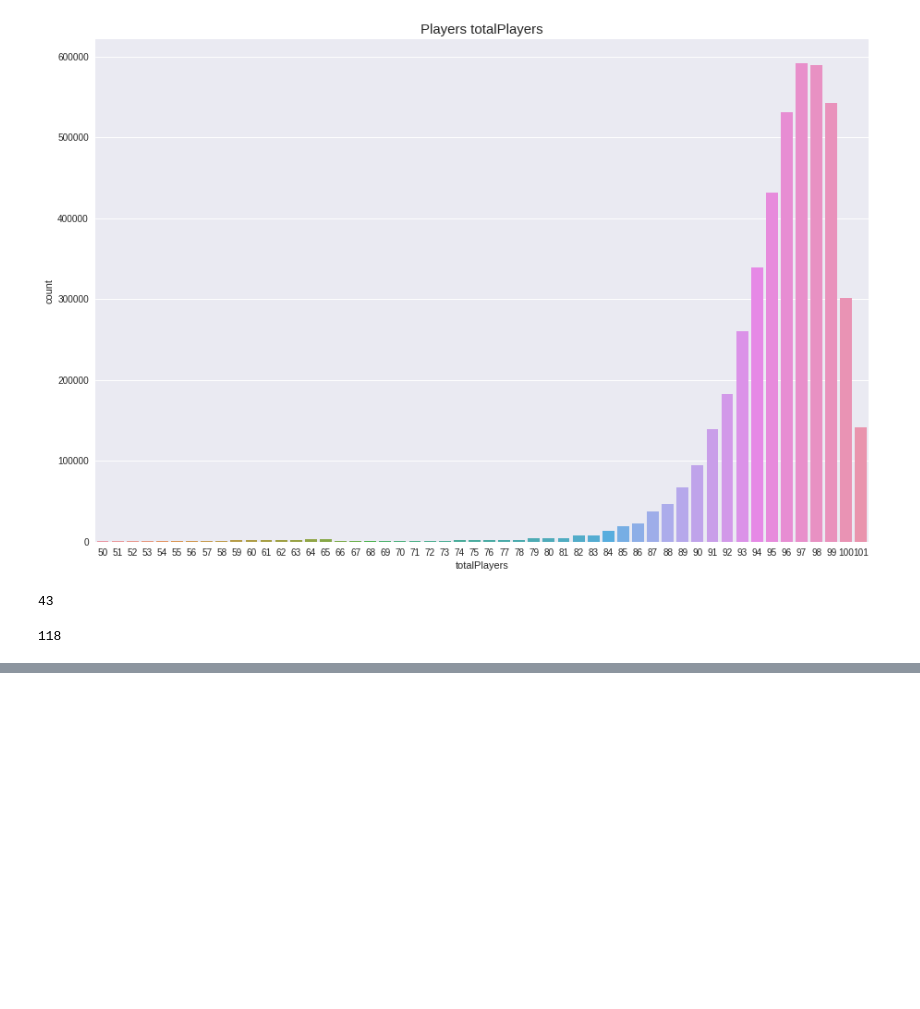
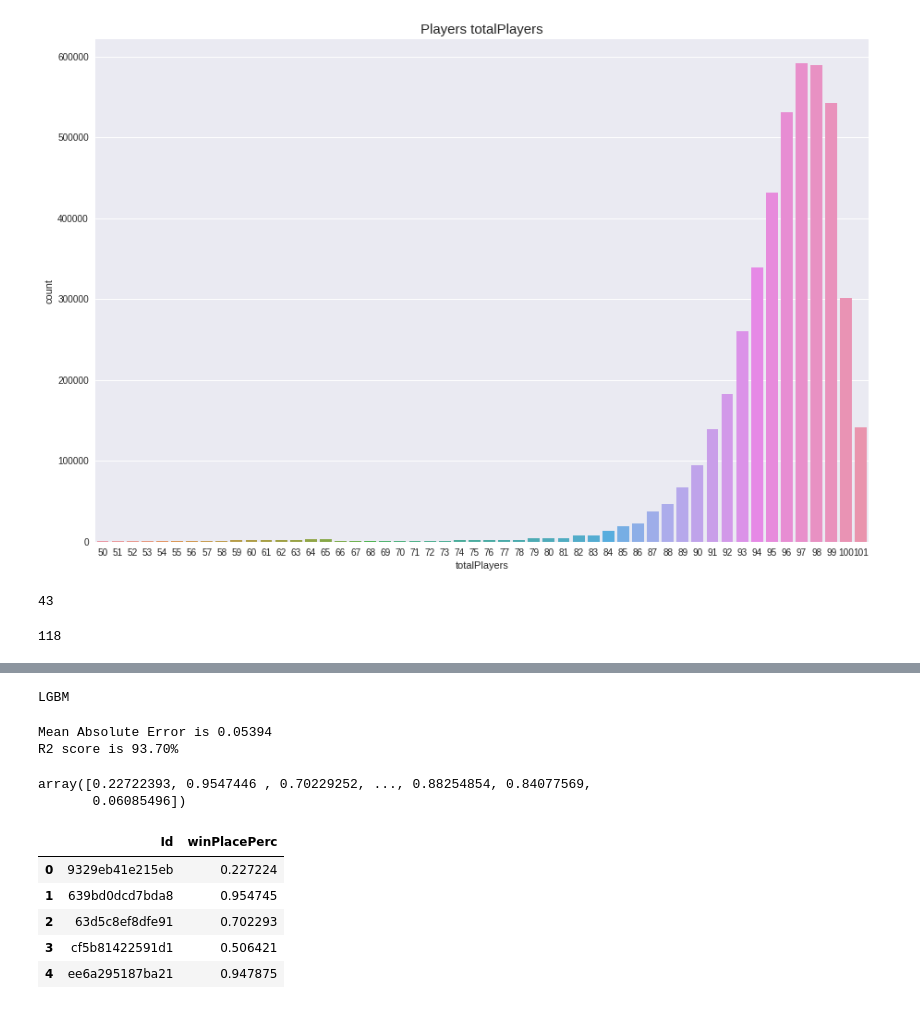
Before and after one commit to rachit-shah/pubg-player-placement-prediction, a Jupyter notebook: ALDA_P09_PUBG_PLAYER_PREDICTION.ipynb, the cells around one changed output, grey strips where cells are left out. Cells and saved outputs as stored; diff of their text form; code cells hidden in the pictures; blank space fills up the shorter version.

```diff
--- a/ALDA_P09_PUBG_PLAYER_PREDICTION.ipynb
+++ b/ALDA_P09_PUBG_PLAYER_PREDICTION.ipynb
@@ -729,0 +817,25 @@ gc.collect()
+# %%
+calculate_error(lgbm,"LGBM")
+# %% [output]
+LGBM
+Mean Absolute Error is 0.05394
+R2 score is 93.70%
+# %%
+y_predict = lgbm.predict(X_test)
+# %%
+y_predict
+# %% [output]
+array([0.22722393, 0.9547446 , 0.70229252, ..., 0.88254854, 0.84077569,
+       0.06085496])
+# %%
+sub = pd.read_csv('sample_submission_V2.csv', header=0, sep=',', quotechar='"')
+sub.drop(['winPlacePerc'],axis=1 )
+sub['winPlacePerc'] = y_predict
+sub.head()
+# %% [output]
+|  | Id | winPlacePerc |
+| 0 | 9329eb41e215eb | 0.227224 |
+| 1 | 639bd0dcd7bda8 | 0.954745 |
+| 2 | 63d5c8ef8dfe91 | 0.702293 |
+| 3 | cf5b81422591d1 | 0.506421 |
+| 4 | ee6a295187ba21 | 0.947875 |
```
Also changed, not shown: parts of 13 cells of this notebook.
